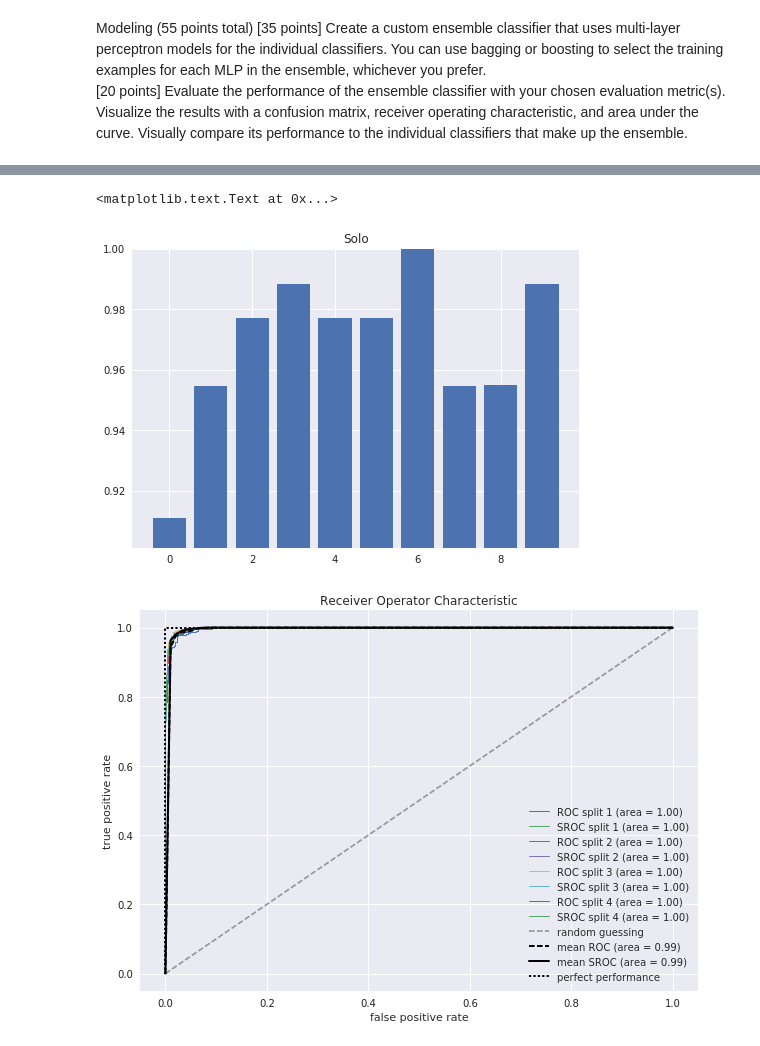
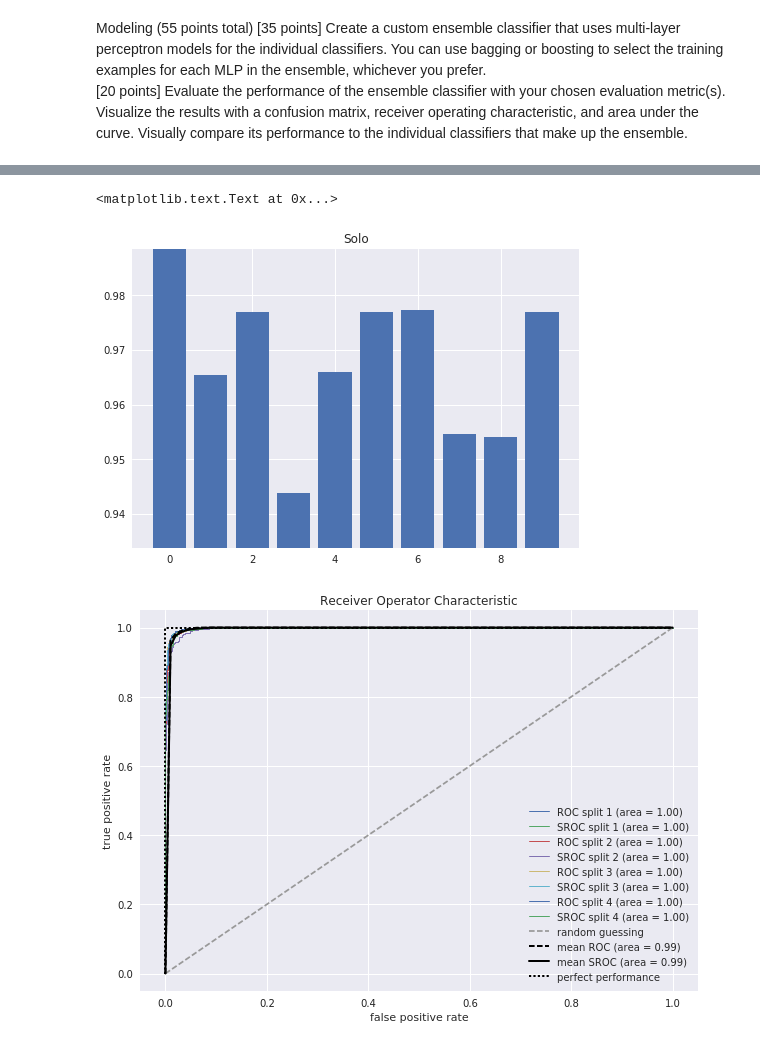
Before and after one commit to LukeWood/LightningMcQueenClassification, a Jupyter notebook: Lab6-Main.ipynb, the cells around one changed output, grey strips where cells are left out. Cells and saved outputs as stored; diff of their text form; code cells hidden in the pictures.

```diff
--- a/Lab6-Main.ipynb
+++ b/Lab6-Main.ipynb
@@ -236,19 +236,19 @@ plt.title("Ensemble")
 # %%
 mlp = MLPClassifier()
 # run model training and cross validation
-per_fold_eval_criteria = cross_val_score(estimator=lr,
+per_fold_eval_criteria = cross_val_score(estimator=mlp,
                                     X=X,
                                     y=y,
                                     cv=cv,
                                     scoring=my_scorer
                                    )
 
 plt.bar(range(len(per_fold_eval_criteria)),per_fold_eval_criteria)
 plt.ylim([min(per_fold_eval_criteria)-0.01,max(per_fold_eval_criteria)])
 plt.title("Solo")
 # %% [output]
 <matplotlib.text.Text at 0x...>
-[figure, old version]
+[figure, new version]
 # %%
 fig = plt.figure(figsize=(10, 7))
 mean_tpr = 0.0
```
Also changed, not shown: parts of 3 cells of this notebook.
